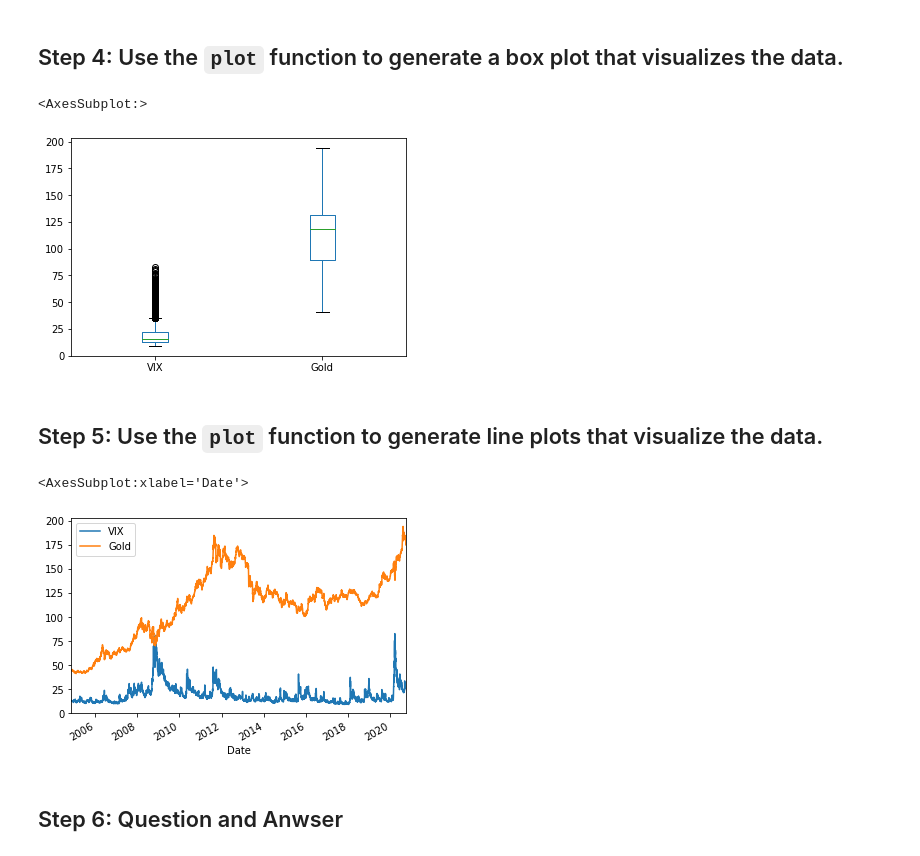
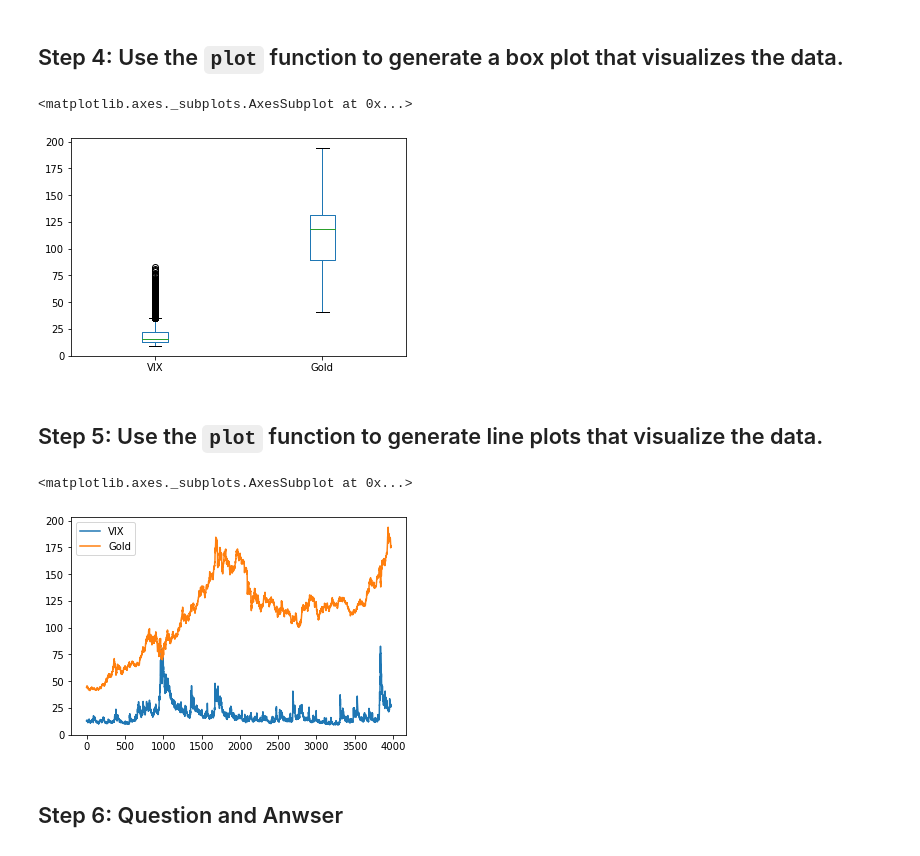
Before and after one commit to carlosmpr/fintech, a Jupyter notebook: module3/practice/01_Visualize_the_VIX/Unsolved/Visualize_the_VIX.ipynb, the cells around one changed output. Saved outputs shown, nothing was run; the diff lists cells and outputs as text; code cells hidden in the pictures.

```diff
--- a/module3/practice/01_Visualize_the_VIX/Unsolved/Visualize_the_VIX.ipynb
+++ b/module3/practice/01_Visualize_the_VIX/Unsolved/Visualize_the_VIX.ipynb
@@ -75,17 +75,19 @@ vix_gold_df.describe()
 # Using the plot function adding the parameter `kind='box'to genarate a box plot
 # that visualizes the spread of the data
 # YOUR CODE HERE
+vix_gold_df.plot(kind='box')
 # %% [output]
-<AxesSubplot:>
+<matplotlib.axes._subplots.AxesSubplot at 0x...>
 [figure]
 # %% [markdown]
 ## Step 5: Use the `plot` function to generate line plots that visualize the data.
 # %%
 # Using the plot function and the default line plot, visualize the data over time
 # YOUR CODE HERE
+vix_gold_df.plot()
 # %% [output]
-<AxesSubplot:xlabel='Date'>
+<matplotlib.axes._subplots.AxesSubplot at 0x...>
-[figure, old version]
+[figure, new version]
 # %% [markdown]
 ## Step 6: Question and Anwser
 # %% [markdown]
```
Also changed, not shown: parts of 1 cell of this notebook, 3 other files.
